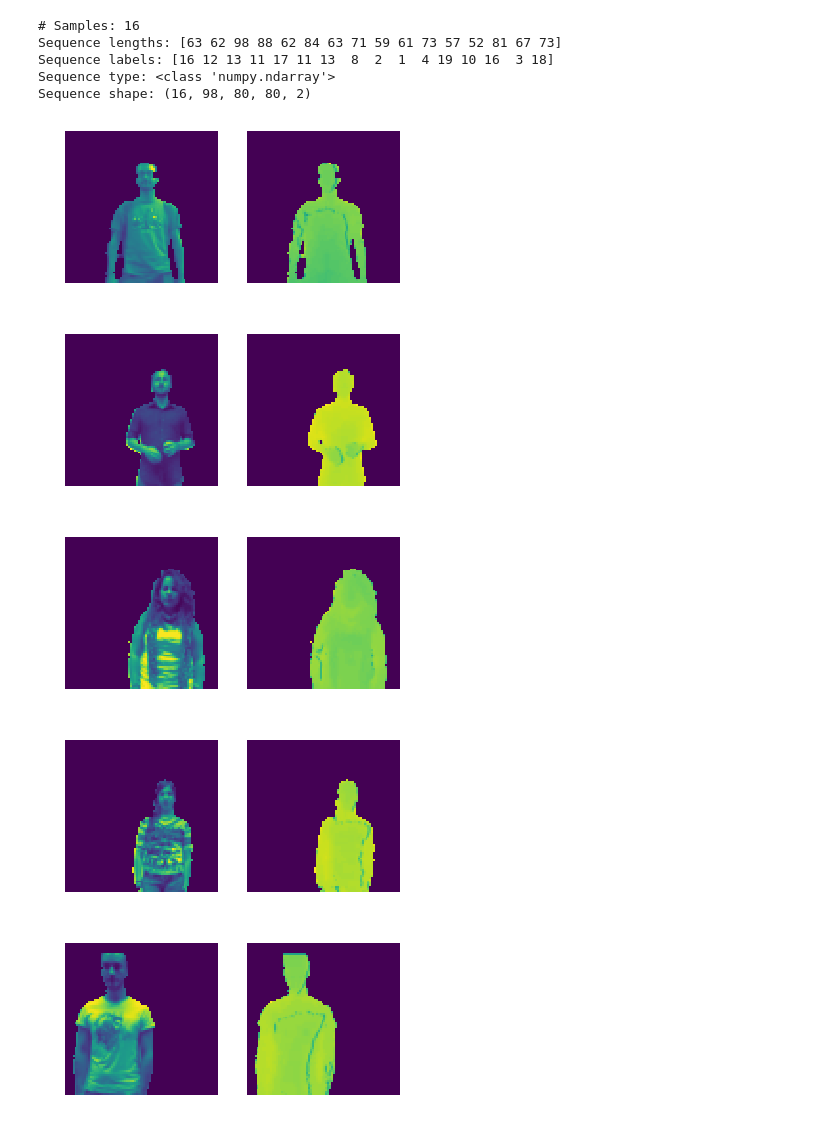
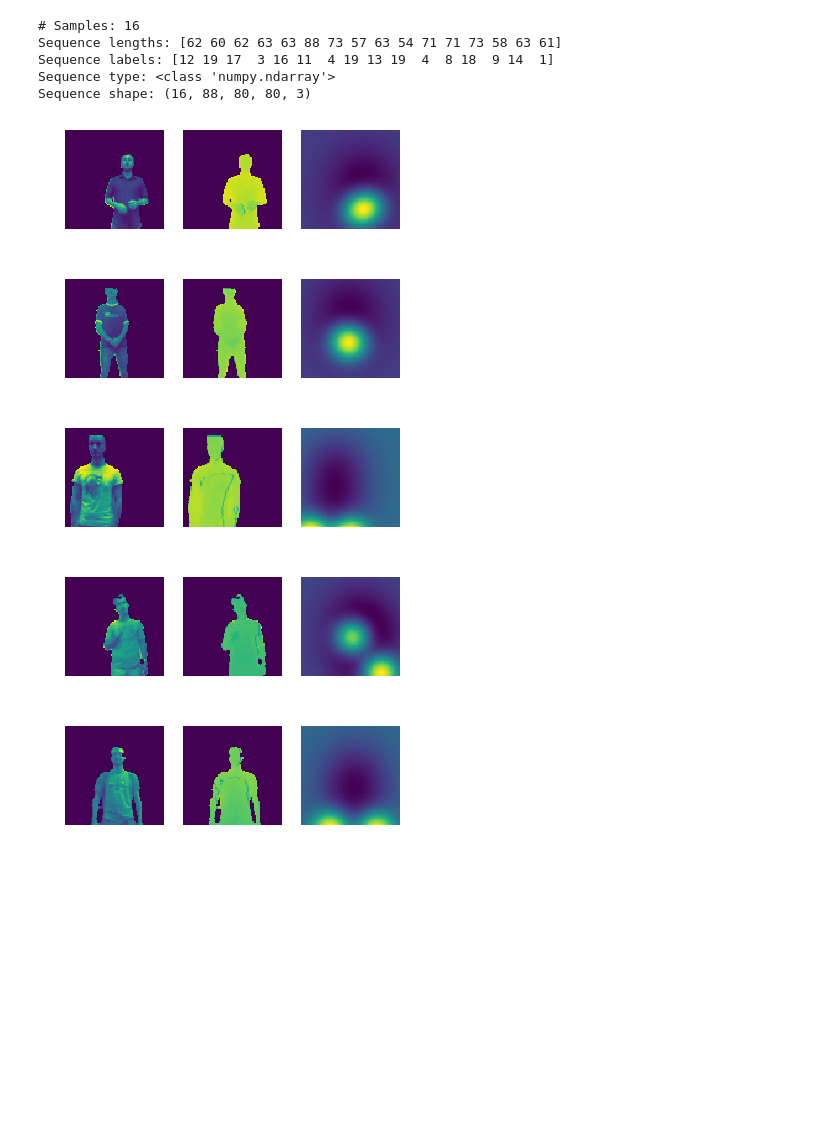
Before and after one commit to nothaoyi/uieproject, a Jupyter notebook: src/testing.ipynb, the cells around one changed output. Saved outputs shown, nothing was run; the diff lists cells and outputs as text; code cells hidden in the pictures; blank space fills up the shorter version.

```diff
--- a/src/testing.ipynb
+++ b/src/testing.ipynb
@@ -34,10 +37,11 @@ def test_input_loader():
     config['img_width'] = 80
     config['img_num_channels'] = 3
     config['num_epochs'] = 10
-    config['batch_size'] = 16
+    config['lr'] = {}
+    config['lr']['batch_size'] = 16
     # Capacity of the queue which contains the samples read by data readers.
     # Make sure that it has enough capacity.
-    config['ip_queue_capacity'] = config['batch_size']*10
+    config['ip_queue_capacity'] = config['lr']['batch_size']*10
     config['ip_num_read_threads'] = 6
     # Directory of the data.
     config['data_dir'] = "../data/train/"
@@ -55,39 +59,40 @@ def test_input_loader():
     # Create tensorflow session and initialize the variables (if any).
     sess = tf.Session()
     init_op = tf.group(tf.global_variables_initializer(),tf.local_variables_initializer())
     sess.run(init_op)
     # Create threads to prefetch the data.
     # https://www.tensorflow.org/programmers_guide/reading_data#creating_threads_to_prefetch_using_queuerunner_objects
     coord = tf.train.Coordinator()
     threads = tf.train.start_queue_runners(sess=sess, coord=coord)
 
     batch_samples, batch_labels, batch_seq_len = sess.run([batch_samples_op, batch_labels_op, batch_seq_len_op])
 
     # Print
     print("# Samples: " + str(len(batch_samples)))
     print("Sequence lengths: " + str(batch_seq_len))
     print("Sequence labels: " + str(batch_labels))
 
     # Note that the second dimension will give maximum-length in the batch, i.e., the padded sequence length.
     print("Sequence type: " + str(type(batch_samples)))
     print("Sequence shape: " + str(batch_samples.shape))
 
     # plot some
     for i in range(5):
         sample = batch_samples[i][0]
         rgb = sample[...,0].squeeze()
         dep = sample[...,1].squeeze()
-        plot([rgb,dep])
+        bod = sample[...,2].squeeze()
+        plot([rgb,dep,bod])
 
 test_input_loader()
 # %% [output]
 # Samples: 16
-Sequence lengths: [63 62 98 88 62 84 63 71 59 61 73 57 52 81 67 73]
-Sequence labels: [16 12 13 11 17 11 13  8  2  1  4 19 10 16  3 18]
+Sequence lengths: [62 60 62 63 63 88 73 57 63 54 71 71 73 58 63 61]
+Sequence labels: [12 19 17  3 16 11  4 19 13 19  4  8 18  9 14  1]
 Sequence type: <class 'numpy.ndarray'>
-Sequence shape: (16, 98, 80, 80, 2)
+Sequence shape: (16, 88, 80, 80, 3)
-[figure, old version]
+[figure, new version]
-[figure, old version]
+[figure, new version]
-[figure, old version]
+[figure, new version]
-[figure, old version]
+[figure, new version]
-[figure, old version]
+[figure, new version]
```
Also changed, not shown: parts of 2 cells of this notebook, 1 other file.
